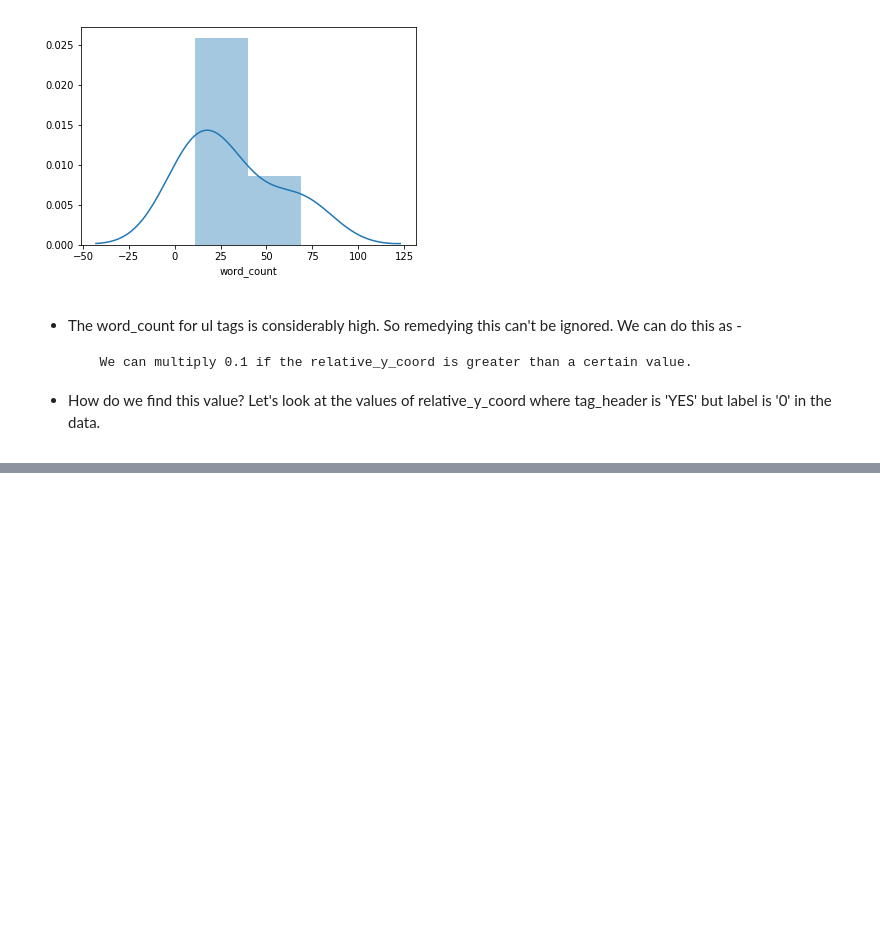
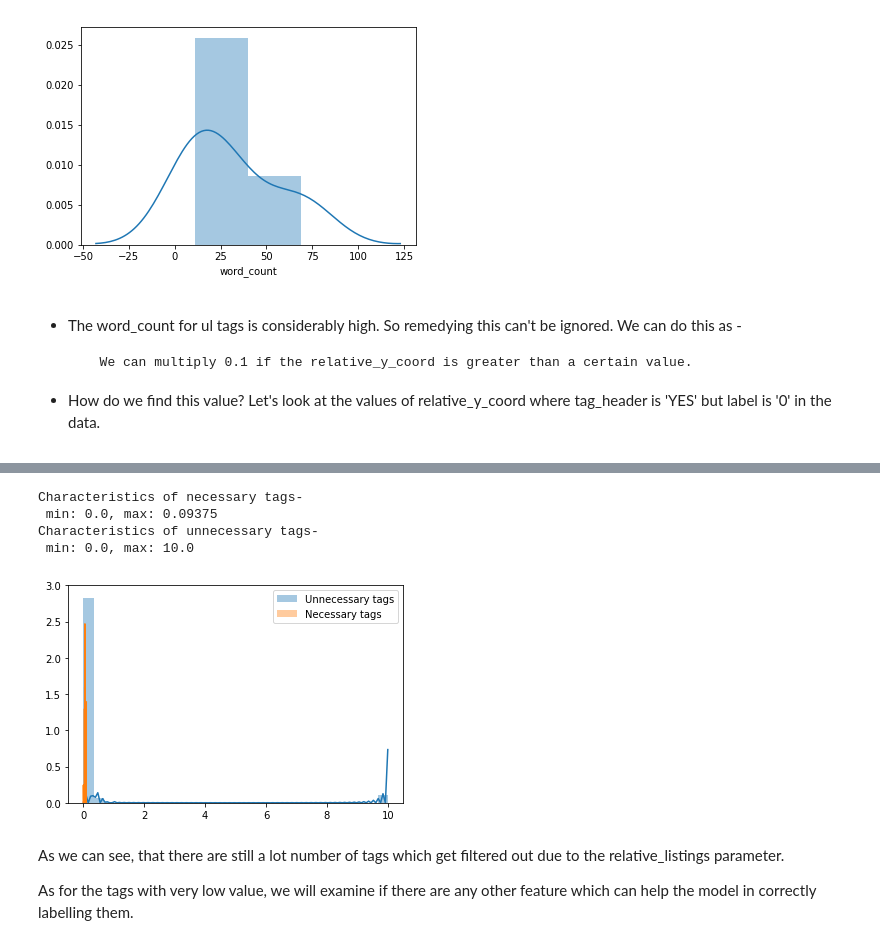
Before and after one commit to swaroop-nath/Semantic-Web-Parser, a Jupyter notebook: Second Model Preparation/eda_v2.ipynb, the cells around one changed output, grey strips where cells are left out. Drawn from its saved outputs; the diff is of its cells as text; code cells hidden in the pictures; blank space fills up the shorter version.

Commit message:
Data Exploration done. Dataset will be updated accordingly.

```diff
--- a/Second Model Preparation/eda_v2.ipynb
+++ b/Second Model Preparation/eda_v2.ipynb
@@ -213,0 +219,21 @@ necessary_tags = data[data['label'] == 1.0]
+# %%
+relative_listings_unnecessary = data.loc[data['label'] == 0, 'relative_listings'].values
+relative_listings_necessary = data.loc[data['label'] == 1, 'relative_listings'].values
+# %%
+sns.distplot(relative_listings_unnecessary, label = 'Unnecessary tags')
+sns.distplot(relative_listings_necessary, label = 'Necessary tags')
+plt.ylim([0,3])
+plt.legend()
+
+print('Characteristics of necessary tags-\n min: {}, max: {}'.format(min(relative_listings_necessary), max(relative_listings_necessary)))
+print('Characteristics of unnecessary tags-\n min: {}, max: {}'.format(min(relative_listings_unnecessary), max(relative_listings_unnecessary)))
+# %% [output]
+Characteristics of necessary tags-
+ min: 0.0, max: 0.09375
+Characteristics of unnecessary tags-
+ min: 0.0, max: 10.0
+[figure, added]
+# %% [markdown]
+As we can see, that there are still a lot number of tags which get filtered out due to the relative_listings parameter.
+
+As for the tags with very low value, we will examine if there are any other feature which can help the model in correctly labelling them.
```
Also changed, not shown: parts of 49 cells of this notebook, 3 other files.
